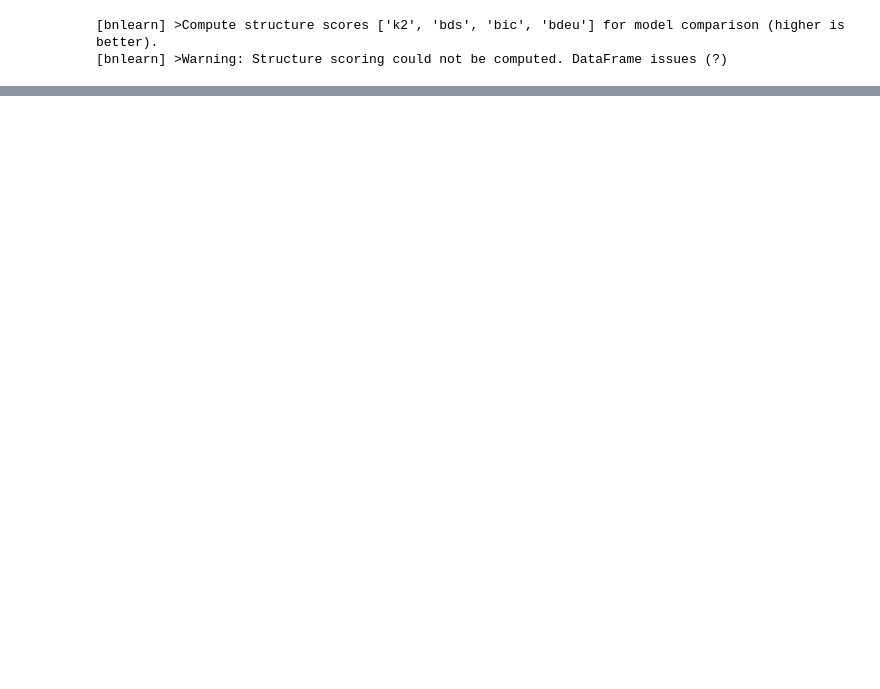
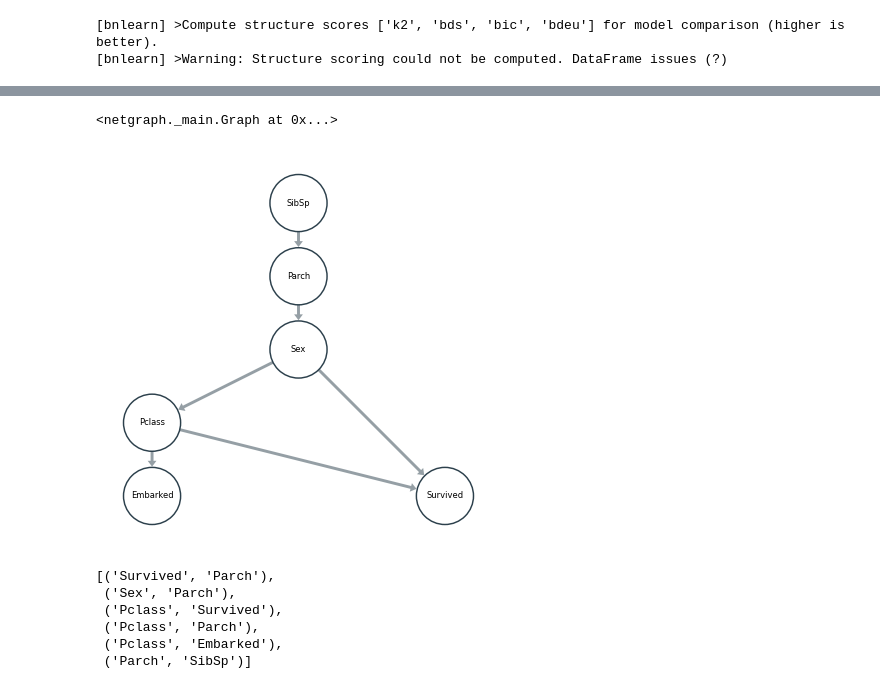
Before and after one commit to rugonzs/FLAI, a Jupyter notebook: Using FLAI for causal.ipynb, the cells around one changed output, grey strips where cells are left out. Drawn from its saved outputs; the diff is of its cells as text; code cells hidden in the pictures; blank space fills up the shorter version.

```diff
--- a/Using FLAI for causal.ipynb
+++ b/Using FLAI for causal.ipynb
@@ -174,0 +179,14 @@ Calculating metrics for : Sex  the value :  1
+# %%
+import networkx as nx
+import matplotlib.pyplot as plt
+directed = True
+if directed:
+    G = nx.DiGraph()
+else:
+    G = nx.Graph()
+G.add_edges_from(flai_graph.graph['model_edges'])
+plt.figure(figsize=(5,5))
+nx.draw_circular(
+    G, with_labels=True, arrowsize=30, node_size=800,
+    alpha=0.3, font_weight="bold"
+)
@@ -174,0 +195,33 @@ Calculating metrics for : Sex  the value :  1
+# %%
+import matplotlib.pyplot as plt
+import networkx as nx
+
+from netgraph import Graph,InteractiveGraph
+
+plt.figure(figsize=(5,5))
+Graph(G, node_layout='dot', node_shape= 'o',
+node_labels=True ,node_size=10, arrows = True
+    )
+# %% [output]
+<netgraph._main.Graph at 0x...>
+[figure, added]
+# %%
+def change_edge_relation(sensible_feature = []):
+    if len(sensible_feature) == 0:
+        raise Exception("Sensible features should be provided")
+impacted = [e for e in flai_graph.graph['model_edges'] if e[0] == 'Sex' ]
+fair_edges = []
+for e in flai_graph.graph['model_edges']:
+    if e[1] == 'Sex':
+        for e_impacted in impacted:
+            fair_edges = fair_edges + [(e[0],e_impacted[1])]
+    else:
+        fair_edges = fair_edges + [e]
+fair_edges
+# %% [output]
+[('Survived', 'Parch'),
+ ('Sex', 'Parch'),
+ ('Pclass', 'Survived'),
+ ('Pclass', 'Parch'),
+ ('Pclass', 'Embarked'),
+ ('Parch', 'SibSp')]
```
Also changed, not shown: parts of 62 cells of this notebook, 5 other files.
